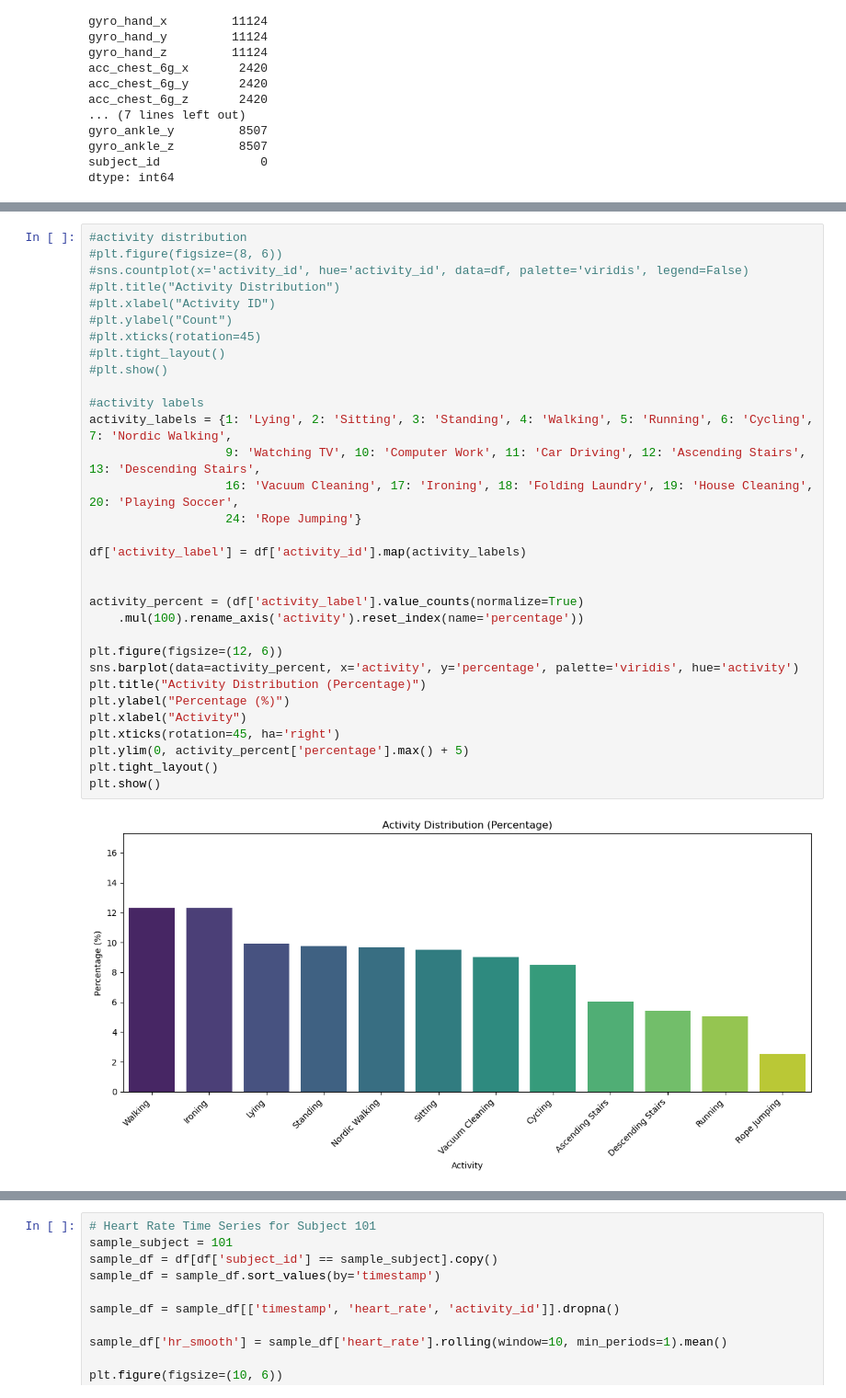
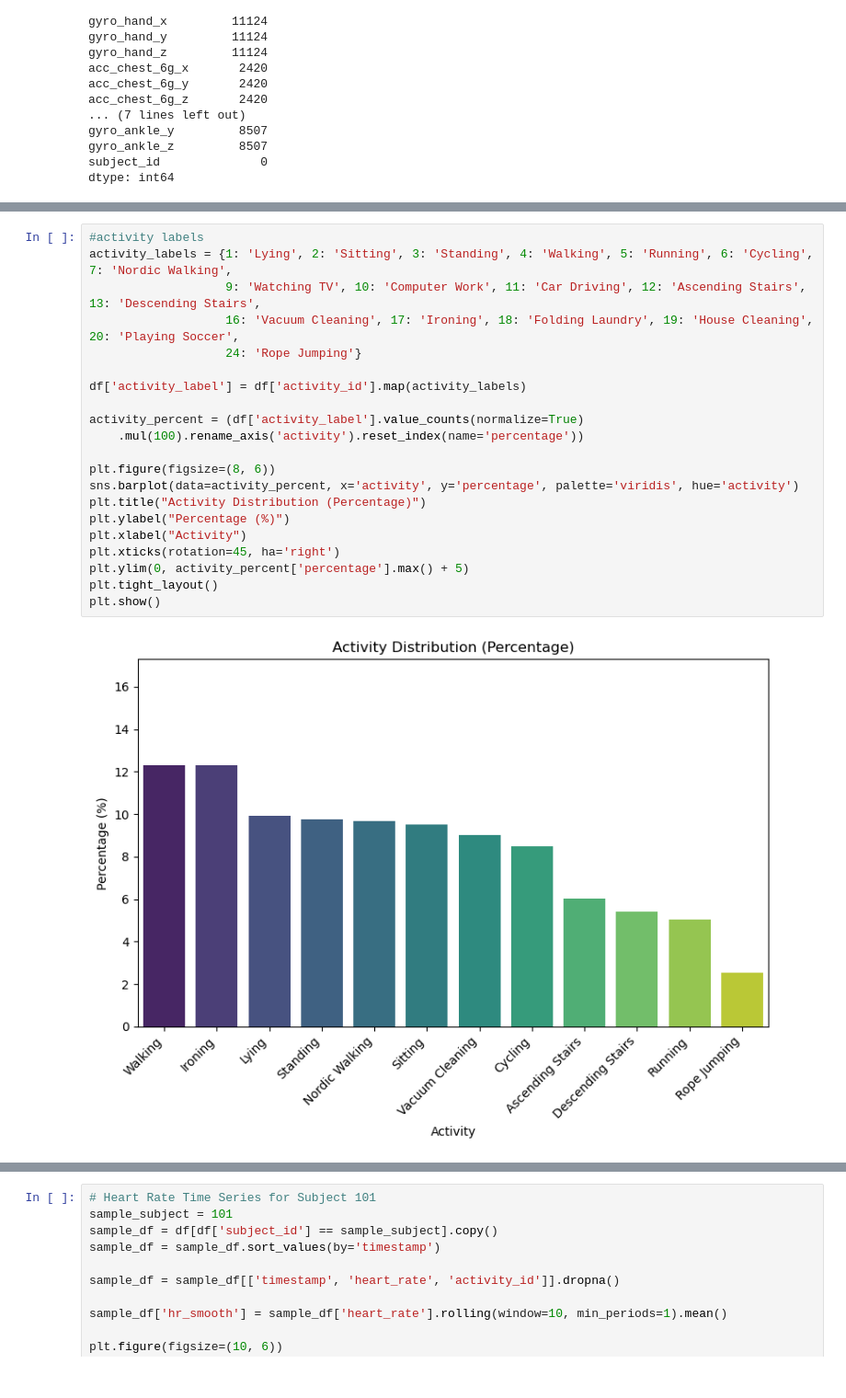
Before and after one commit to nikharedevyani/DataScienceProject, a Jupyter notebook: final_code.ipynb, the cells around one changed output, grey strips where cells are left out. Shown at 92% size. Saved outputs shown, nothing was run; the diff lists cells and outputs as text.

```diff
--- a/final_code.ipynb
+++ b/final_code.ipynb
@@ -93,36 +114,25 @@ plt.show()
 # %%
-#activity distribution
-#plt.figure(figsize=(8, 6))
-#sns.countplot(x='activity_id', hue='activity_id', data=df, palette='viridis', legend=False)
-#plt.title("Activity Distribution")
-#plt.xlabel("Activity ID")
-#plt.ylabel("Count")
-#plt.xticks(rotation=45)
-#plt.tight_layout()
-#plt.show()
-
 #activity labels
 activity_labels = {1: 'Lying', 2: 'Sitting', 3: 'Standing', 4: 'Walking', 5: 'Running', 6: 'Cycling', 7: 'Nordic Walking',
                    9: 'Watching TV', 10: 'Computer Work', 11: 'Car Driving', 12: 'Ascending Stairs', 13: 'Descending Stairs',
                    16: 'Vacuum Cleaning', 17: 'Ironing', 18: 'Folding Laundry', 19: 'House Cleaning', 20: 'Playing Soccer',
                    24: 'Rope Jumping'}
 
 df['activity_label'] = df['activity_id'].map(activity_labels)
 
-
 activity_percent = (df['activity_label'].value_counts(normalize=True)
     .mul(100).rename_axis('activity').reset_index(name='percentage'))
 
-plt.figure(figsize=(12, 6))
+plt.figure(figsize=(8, 6))
 sns.barplot(data=activity_percent, x='activity', y='percentage', palette='viridis', hue='activity')
 plt.title("Activity Distribution (Percentage)")
 plt.ylabel("Percentage (%)")
 plt.xlabel("Activity")
 plt.xticks(rotation=45, ha='right')
 plt.ylim(0, activity_percent['percentage'].max() + 5)
 plt.tight_layout()
 plt.show()
 # %% [output]
-[figure, old version]
+[figure, new version]
 # %%
 #Outlier Detection
```
Also changed, not shown: parts of 24 cells of this notebook.
